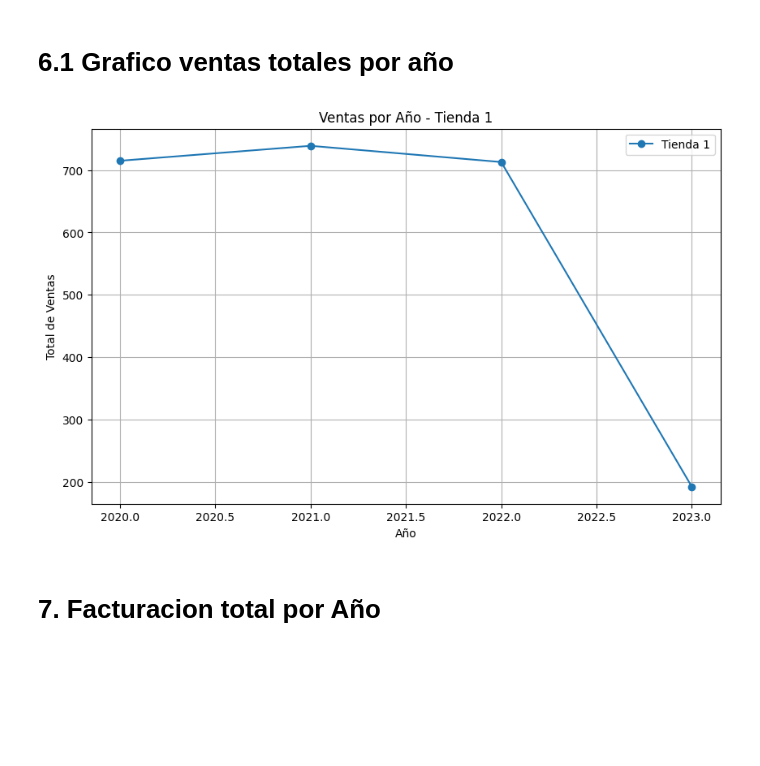
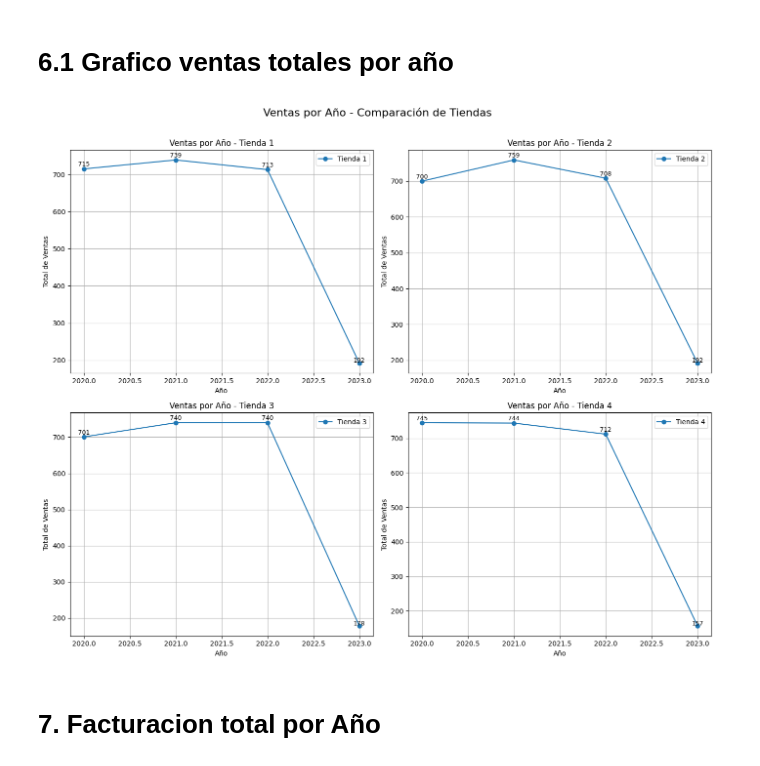
Before and after one commit to yerko33/AluraStore_Latam, a Jupyter notebook: AluraStoreLatam.ipynb, the cells around one changed output. Saved outputs shown, nothing was run; the diff lists cells and outputs as text; code cells hidden in the pictures; blank space fills up the shorter version.

```diff
--- a/AluraStoreLatam.ipynb
+++ b/AluraStoreLatam.ipynb
@@ -481,28 +488,36 @@ dtype: int64
 # 6.1 Grafico ventas totales por año
 # %%
 # Función para graficar las ventas por año de una tienda
-def graficar_ventas_por_año(ventas_por_año, nombre_tienda):
-    plt.figure(figsize=(10, 6))
-    plt.plot(ventas_por_año.index, ventas_por_año.values, marker='o', linestyle='-', label=nombre_tienda)
-    plt.title(f'Ventas por Año - {nombre_tienda}')
-    plt.xlabel('Año')
-    plt.ylabel('Total de Ventas')
-    plt.grid(True)
-    plt.legend()
-    plt.show()
+def graficar_ventas_por_año(ventas_por_año, nombre_tienda, ax):
+    ax.plot(ventas_por_año.index, ventas_por_año.values, marker='o', linestyle='-', label=nombre_tienda)
+    ax.set_title(f'Ventas por Año - {nombre_tienda}')
+    ax.set_xlabel('Año')
+    ax.set_ylabel('Total de Ventas')
+    ax.grid(True)
+    ax.legend()
 
     # Mostrar los valores sobre cada punto
     for x, y in zip(ventas_por_año.index, ventas_por_año.values):
         valor_formateado = f"{int(y):,}".replace(",", ".")
-        plt.text(x, y + y * 0.01, valor_formateado, ha='center', fontsize=9)
+        ax.text(x, y + y * 0.01, valor_formateado, ha='center', fontsize=9)
 
-# Llamar a la función para cada tienda
-graficar_ventas_por_año(ventas_por_año_tienda1, 'Tienda 1')
-graficar_ventas_por_año(ventas_por_año_tienda2, 'Tienda 2')
-graficar_ventas_por_año(ventas_por_año_tienda3, 'Tienda 3')
-graficar_ventas_por_año(ventas_por_año_tienda4, 'Tienda 4')
+# Crear una cuadrícula de 2x2 para los subgráficos
+fig, axes = plt.subplots(2, 2, figsize=(14, 12))  # 2 filas y 2 columnas
+
+# Llamar a la función para cada tienda y asignar cada gráfico a una posición de la cuadrícula
+graficar_ventas_por_año(ventas_por_año_tienda1, 'Tienda 1', axes[0, 0])
+graficar_ventas_por_año(ventas_por_año_tienda2, 'Tienda 2', axes[0, 1])
+graficar_ventas_por_año(ventas_por_año_tienda3, 'Tienda 3', axes[1, 0])
+graficar_ventas_por_año(ventas_por_año_tienda4, 'Tienda 4', axes[1, 1])
+
+# Ajustar el layout para que no se sobrepongan los gráficos y se vea bien el título general
+fig.suptitle('Ventas por Año - Comparación de Tiendas', fontsize=16)
+plt.tight_layout(rect=[0, 0.03, 1, 0.97])  # Ajusta el espacio para el título
+
+# Mostrar el gráfico
+plt.show()
 # %% [output]
-[figure, old version]
+[figure, new version]
 # %% [markdown]
 # 7. Facturacion total por Año
 # %%
```
Also changed, not shown: parts of 6 cells of this notebook.
